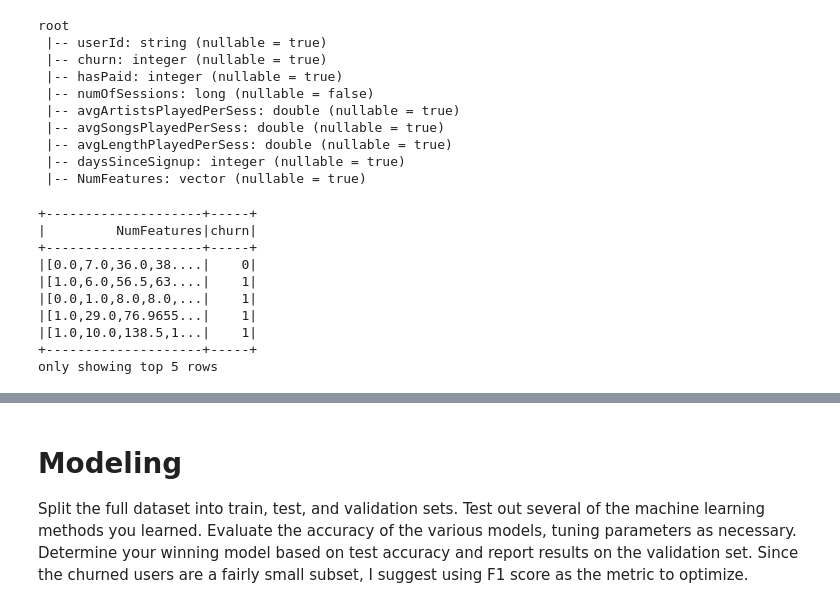
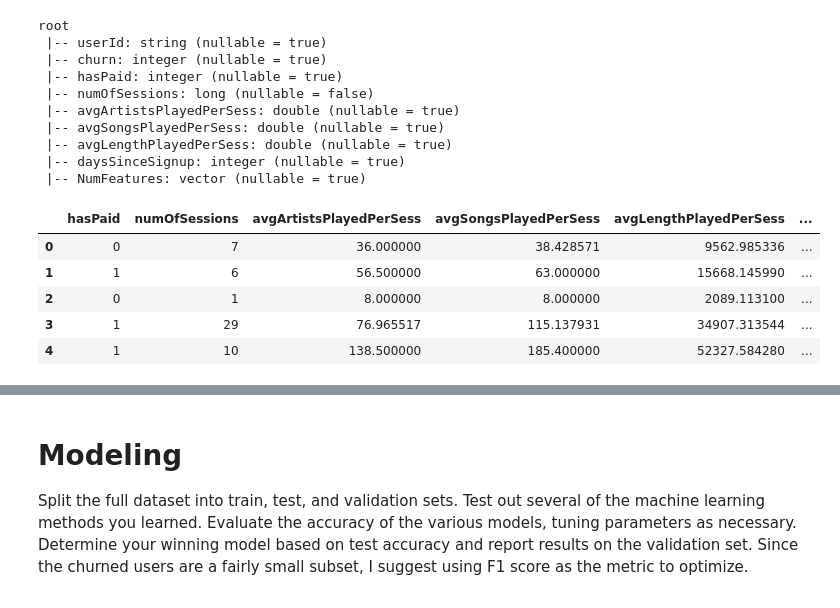
Before and after one commit to tenniskit/capstone-project-sparkify, a Jupyter notebook: Sparkify.ipynb, the cells around one changed output, grey strips where cells are left out. Cells and saved outputs as stored; diff of their text form; code cells hidden in the pictures.

```diff
--- a/Sparkify.ipynb
+++ b/Sparkify.ipynb
@@ -716,16 +721,12 @@ root
  |-- daysSinceSignup: integer (nullable = true)
  |-- NumFeatures: vector (nullable = true)
 # %%
-df = df_user_profile.select(["NumFeatures", "churn"])
-df.show(5)
+df = df_user_profile.select(X_cols + ["NumFeatures"] ).toPandas()
+df.head(5)
 # %% [output]
-+--------------------+-----+
-|         NumFeatures|churn|
-+--------------------+-----+
-|[0.0,7.0,36.0,38....|    0|
-|[1.0,6.0,56.5,63....|    1|
-|[0.0,1.0,8.0,8.0,...|    1|
-|[1.0,29.0,76.9655...|    1|
-|[1.0,10.0,138.5,1...|    1|
-+--------------------+-----+
-only showing top 5 rows
+|  | hasPaid | numOfSessions | avgArtistsPlayedPerSess | avgSongsPlayedPerSess | avgLengthPlayedPerSess | ... |
+| 0 | 0 | 7 | 36.000000 | 38.428571 | 9562.985336 | ... |
+| 1 | 1 | 6 | 56.500000 | 63.000000 | 15668.145990 | ... |
+| 2 | 0 | 1 | 8.000000 | 8.000000 | 2089.113100 | ... |
+| 3 | 1 | 29 | 76.965517 | 115.137931 | 34907.313544 | ... |
+| 4 | 1 | 10 | 138.500000 | 185.400000 | 52327.584280 | ... |
```
Also changed, not shown: parts of 12 cells of this notebook, 1 other file.
